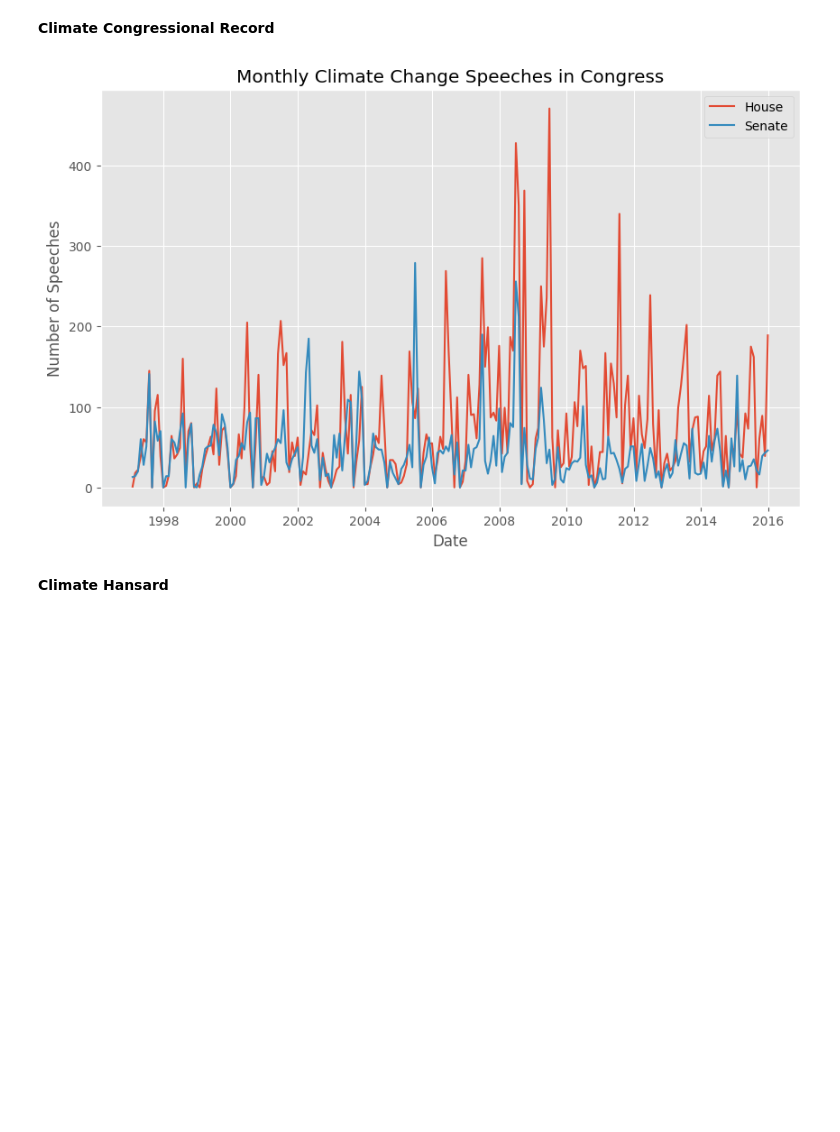
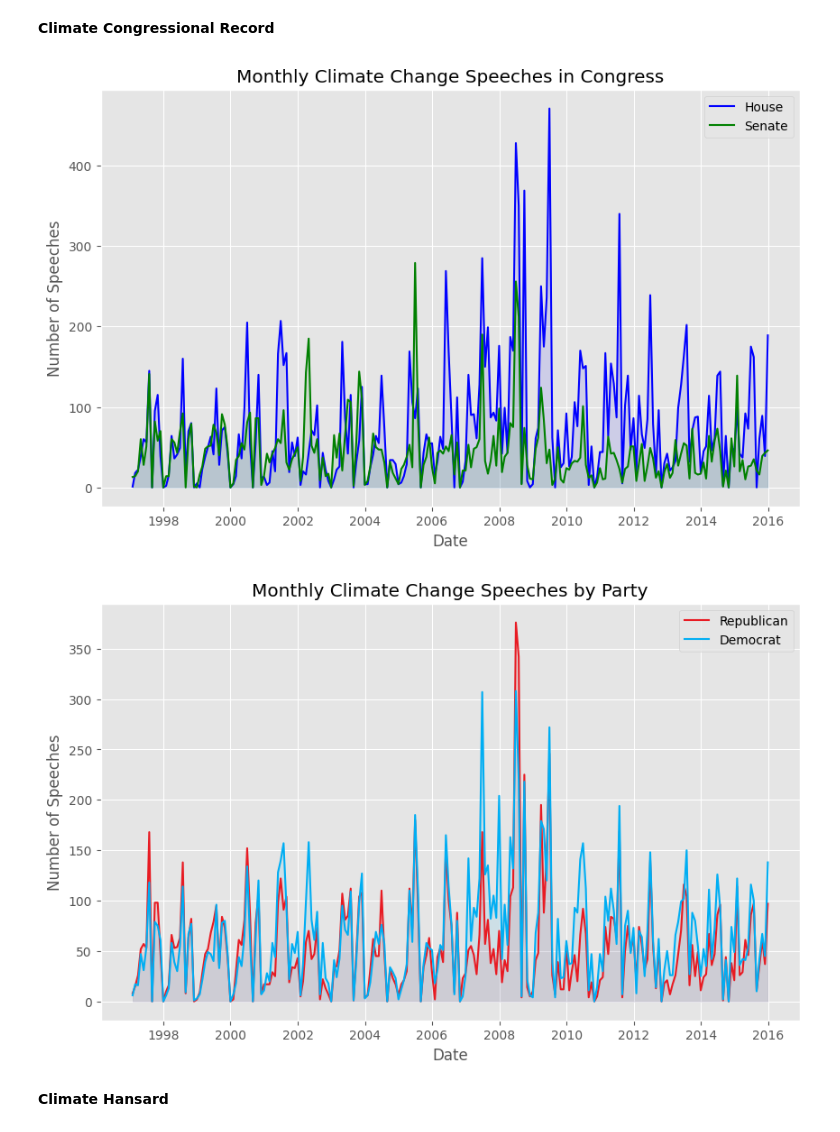
Before and after one commit to felixwallis/pir-dissertation, a Jupyter notebook: source/analysis/descriptive_analysis.ipynb, the cells around one changed output. Drawn from its saved outputs; the diff is of its cells as text; code cells hidden in the pictures; blank space fills up the shorter version.

```diff
--- a/source/analysis/descriptive_analysis.ipynb
+++ b/source/analysis/descriptive_analysis.ipynb
@@ -17,3 +17,9 @@ if not os.path.exists(DIST_PATH):
 
 plt.style.use('ggplot')
 load_dotenv()
+
+party_colours = {
+    'Democrat': os.getenv('DEMOCRAT_BLUE'),
+    'Republican': os.getenv('REPUBLICAN_RED'),
+    'Conservative': os.getenv('CONSERVATIVE_BLUE'),
+    'Labour': os.getenv('LABOUR_RED')}
@@ -32,27 +36,53 @@ climate_hansard = pd.read_csv(DATA_PATH + 'climate_hansard.csv')
 # %%
 climate_congressional_record['date'] = pd.to_datetime(
     climate_congressional_record['date'])
 
 house_speeches = climate_congressional_record[climate_congressional_record['chamber'] == 'H']
 senate_speeches = climate_congressional_record[climate_congressional_record['chamber'] == 'S']
 
+republican_speeches = climate_congressional_record[climate_congressional_record['party'] == 'R']
+democratic_speeches = climate_congressional_record[climate_congressional_record['party'] == 'D']
+
 monthly_house_speeches = house_speeches.groupby(pd.Grouper(
     key='date', freq='M')).size()
 monthly_senate_speeches = senate_speeches.groupby(pd.Grouper(
     key='date', freq='M')).size()
 
+monthly_republican_speeches = republican_speeches.groupby(pd.Grouper(
+    key='date', freq='M')).size()
+monthly_democratic_speeches = democratic_speeches.groupby(pd.Grouper(
+    key='date', freq='M')).size()
+
 plt.figure(figsize=(10, 6))
-plt.plot(monthly_house_speeches, label='House')
-plt.plot(monthly_senate_speeches, label='Senate')
-
+plt.plot(monthly_house_speeches, label='House', color='blue')
+plt.plot(monthly_senate_speeches, label='Senate', color='green')
+plt.fill_between(monthly_house_speeches.index,
+                 monthly_house_speeches, color='blue', alpha=0.1)
+plt.fill_between(monthly_senate_speeches.index,
+                 monthly_senate_speeches, color='green', alpha=0.1)
 plt.title('Monthly Climate Change Speeches in Congress')
 plt.xlabel('Date')
 plt.ylabel('Number of Speeches')
-
 plt.legend()
 plt.show()
+
+plt.figure(figsize=(10, 6))
+plt.plot(monthly_republican_speeches, label='Republican',
+         color=party_colours['Republican'])
+plt.plot(monthly_democratic_speeches, label='Democrat',
+         color=party_colours['Democrat'])
+plt.fill_between(monthly_republican_speeches.index,
+                 monthly_republican_speeches, color=party_colours['Republican'], alpha=0.1)
+plt.fill_between(monthly_democratic_speeches.index,
+                 monthly_democratic_speeches, color=party_colours['Democrat'], alpha=0.1)
+plt.title('Monthly Climate Change Speeches by Party')
+plt.xlabel('Date')
+plt.ylabel('Number of Speeches')
+plt.legend()
+plt.show()
 # %% [output]
-[figure, old version]
+[figure, new version]
+[figure, added]
 # %% [markdown]
 **Climate Hansard**
 # %%
```
Also changed, not shown: parts of 4 cells of this notebook, 1 other file.
